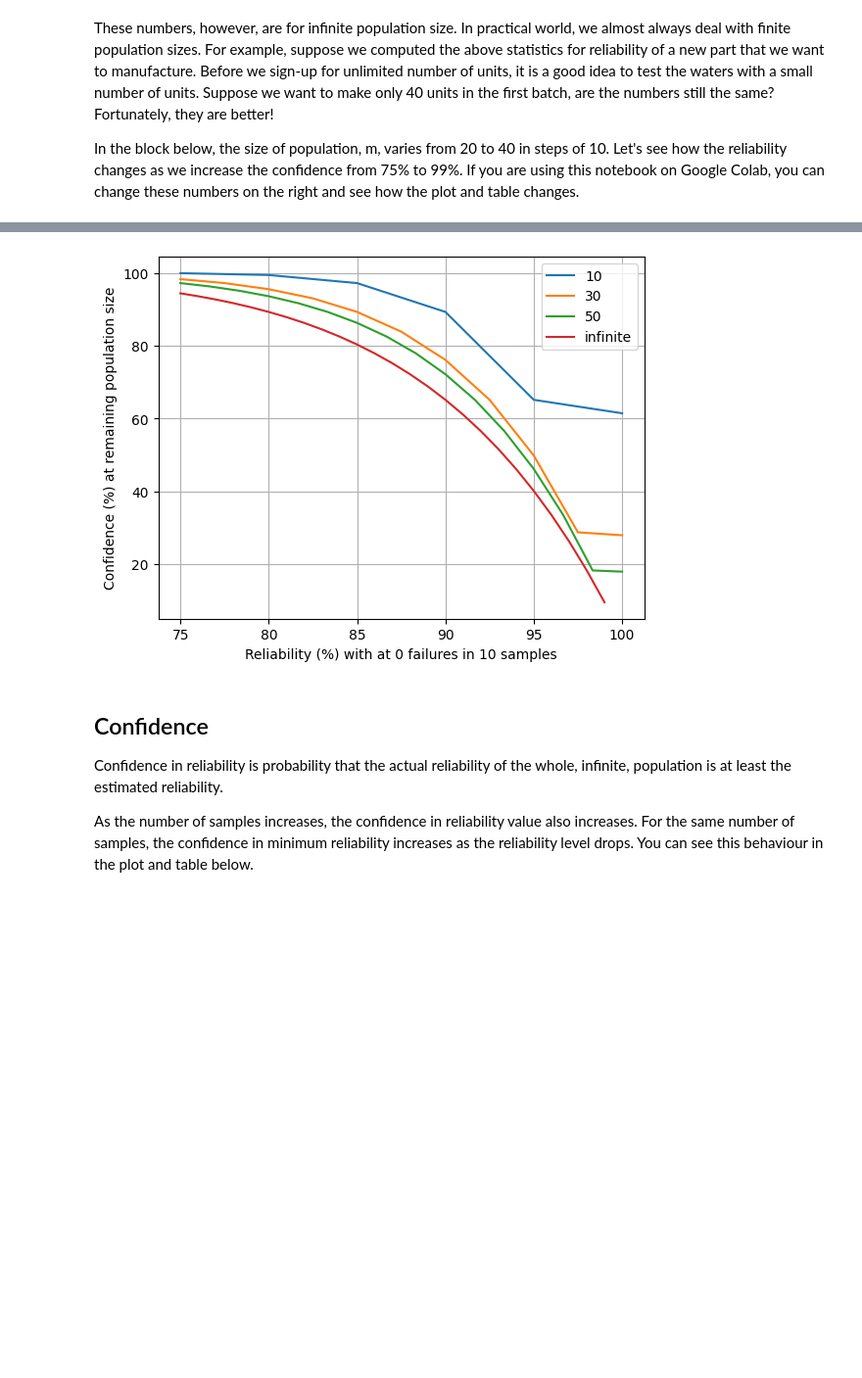
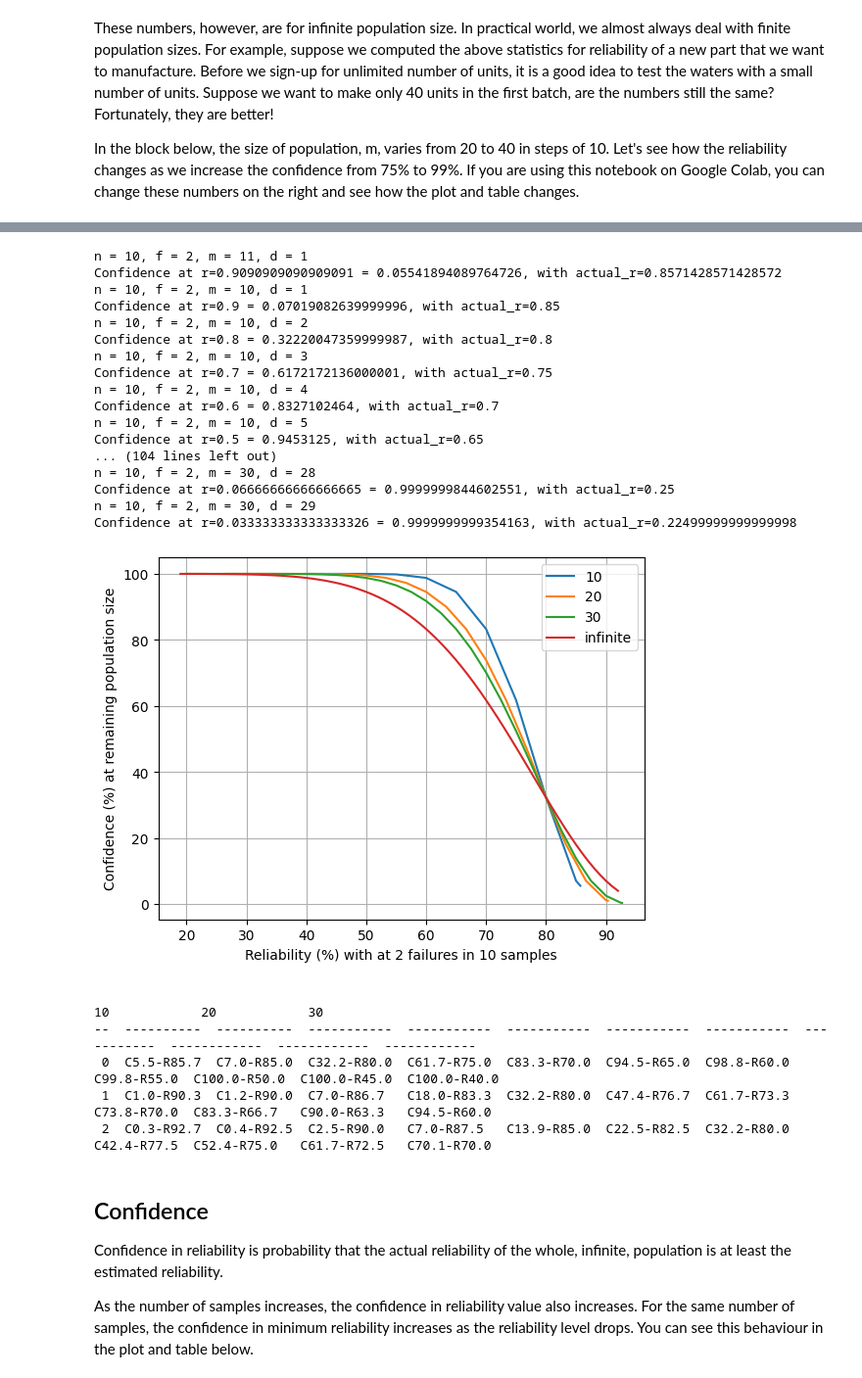
Before and after one commit to sanjaymjoshi/relistats_notebook, a Jupyter notebook: relistats_binomial_finite.ipynb, the cells around one changed output, grey strips where cells are left out. Shown at 98% size. Cells and saved outputs as stored; diff of their text form; code cells hidden in the pictures; blank space fills up the shorter version.

Commit message:
conf_fin

```diff
--- a/relistats_binomial_finite.ipynb
+++ b/relistats_binomial_finite.ipynb
@@ -60,14 +60,14 @@ m_start = 20 #@param {type:"integer"}
 m_end = 40 #@param {type:"integer"}
 m_step = 10 #@param {type:"integer"}
 
-c_start = 75 #@param {type:"integer"}
-c_end = 99 #@param {type:"integer"}
+c_start = 49 #@param {type:"integer"}
+c_end = 79 #@param {type:"integer"}
 c_step = 2 #@param {type:"integer"}
 
 all_m = list(range(m_start, m_end+m_step, m_step))
 all_c = range(c_start, c_end+c_step, c_step)
 
-all_r = []
+all_rc = []
 
 for m in all_m:
   rr = []
@@ -76,9 +76,10 @@ for m in all_m:
     r, c2 = reli_fin(n, f, c/100, m)
     cc.append(c2*100)
     rr.append(r*100)
+
   plot_label = m
   plt.plot(cc, rr, label=plot_label)
-  all_r.append(rr)
+  all_rc.append([f"C{c:.1f}-R{r:.1f}" for c, r in zip(cc,rr)])
 
 # Infinite samples
 rr_inf = [reliability(n,f,c/100)*100 for c in all_c]
@@ -90,5 +91,5 @@ plt.grid()
 plt.show()
 
 # Doesn't make sense to print table of confidence and reliability in this block
-# print(tabulate(all_r, headers=all_m, tablefmt=table_format, floatfmt=".1f", showindex="always"))
+print(tabulate(all_rc, tablefmt=table_format, floatfmt=".1f", showindex="always"))
 # %% [output]
@@ -101,44 +102,63 @@ plt.show()
 # %%
 #@title Confidence computations { vertical-output: true }
 n = 10 #@param {type:"integer"}
-f = 0 #@param {type:"integer"}
+f = 2 #@param {type:"integer"}
 m_start = 10 #@param {type:"integer"}
-m_end = 50 #@param {type:"integer"}
-m_step = 20 #@param {type:"integer"}
+m_end = 30 #@param {type:"integer"}
+m_step = 10 #@param {type:"integer"}
 
-r_start = 75 #@param {type:"integer"}
-r_end = 99 #@param {type:"integer"}
-r_step = 1 #@param {type:"integer"}
 
 all_m = list(range(m_start, m_end+m_step, m_step))
-all_r = range(r_start, r_end+r_step, r_step)
 
-all_c = []
-
+min_r = 1
+max_r = 0
 for m in all_m:
   rr = []
   cc = []
-  for r in all_r:
-    c, r2 = conf_fin(n, f, r/100, m)
+  for d in range(m+1):
+    c, r2 = conf_fin(n, f, m, d)
     cc.append(c*100)
     rr.append(r2*100)
+    min_r = min(min_r, r2)
+    max_r = max(max_r, r2)
     #print(n, f, r/100, m, c, r2)
   plot_label = m if m is not None else "infinite"
   plt.plot(rr, cc, label=plot_label)
-  #print(rr, cc)
 
 # Infinite samples
+r_step = 1
+all_r = range(int(min_r*100), int(max_r*100)+r_step, r_step)
 cc_inf = [confidence(n,f,r/100)*100 for r in all_r]
 plt.plot(all_r, cc_inf, label="infinite")
 plt.ylabel('Confidence (%) at remaining population size')
 plt.xlabel(f'Reliability (%) with at {f} failures in {n} samples')
 plt.legend()
 plt.grid()
 plt.show()
-
-#print(tabulate(all_r, headers=all_m, tablefmt=table_format, floatfmt=".1f", showindex="always"))
 # %% [output]
+n = 10, f = 2, m = 11, d = 1
+Confidence at r=0.9090909090909091 = 0.05541894089764726, with actual_r=0.8571428571428572
+n = 10, f = 2, m = 10, d = 1
+Confidence at r=0.9 = 0.07019082639999996, with actual_r=0.85
+n = 10, f = 2, m = 10, d = 2
+Confidence at r=0.8 = 0.32220047359999987, with actual_r=0.8
+n = 10, f = 2, m = 10, d = 3
+Confidence at r=0.7 = 0.6172172136000001, with actual_r=0.75
+n = 10, f = 2, m = 10, d = 4
+Confidence at r=0.6 = 0.8327102464, with actual_r=0.7
+n = 10, f = 2, m = 10, d = 5
+Confidence at r=0.5 = 0.9453125, with actual_r=0.65
+... (104 lines left out)
+n = 10, f = 2, m = 30, d = 28
+Confidence at r=0.06666666666666665 = 0.9999999844602551, with actual_r=0.25
+n = 10, f = 2, m = 30, d = 29
+Confidence at r=0.033333333333333326 = 0.9999999999354163, with actual_r=0.22499999999999998
-[figure, old version]
+[figure, new version]
+                                                                                                          10            20            30
+--  ----------  ----------  -----------  -----------  -----------  -----------  -----------  -----------  ------------  ------------  ------------
+ 0  C5.5-R85.7  C7.0-R85.0  C32.2-R80.0  C61.7-R75.0  C83.3-R70.0  C94.5-R65.0  C98.8-R60.0  C99.8-R55.0  C100.0-R50.0  C100.0-R45.0  C100.0-R40.0
+ 1  C1.0-R90.3  C1.2-R90.0  C7.0-R86.7   C18.0-R83.3  C32.2-R80.0  C47.4-R76.7  C61.7-R73.3  C73.8-R70.0  C83.3-R66.7   C90.0-R63.3   C94.5-R60.0
+ 2  C0.3-R92.7  C0.4-R92.5  C2.5-R90.0   C7.0-R87.5   C13.9-R85.0  C22.5-R82.5  C32.2-R80.0  C42.4-R77.5  C52.4-R75.0   C61.7-R72.5   C70.1-R70.0
 # %% [markdown]
 ## Confidence
 
```
Also changed, not shown: parts of 1 cell of this notebook.
